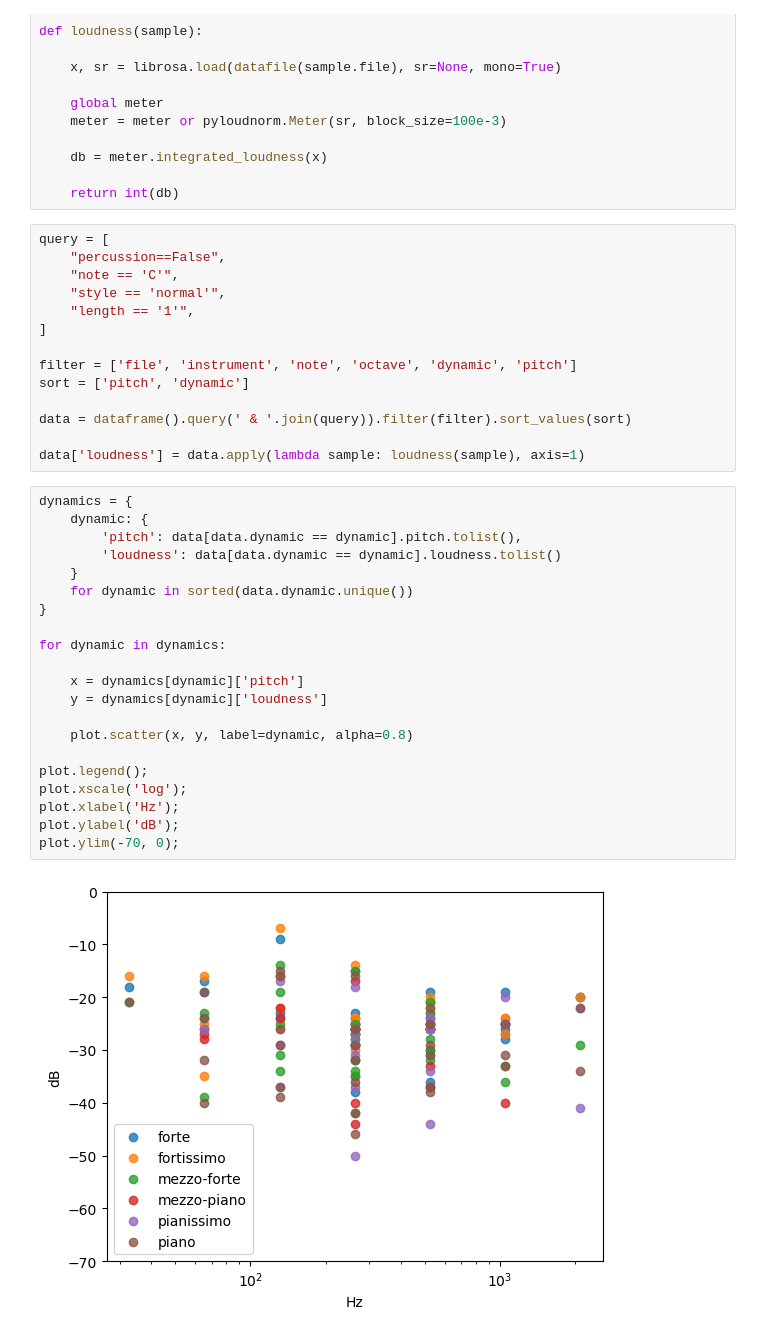
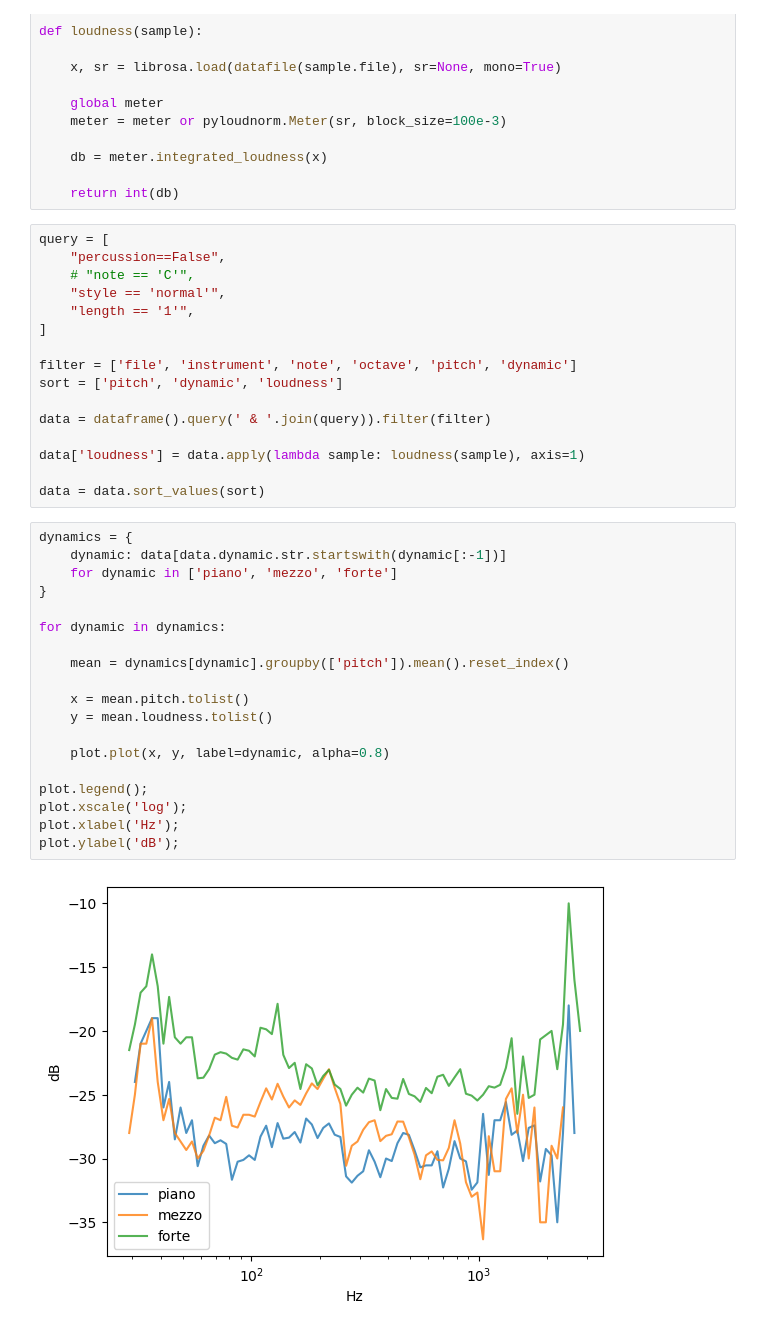
Before and after one commit to jurihock/philharmonia, a Jupyter notebook: notebooks/loudness.ipynb, the cells around one changed output. Drawn from its saved outputs; the diff is of its cells as text.

Commit message:
Plot mean loudness

```diff
--- a/notebooks/loudness.ipynb
+++ b/notebooks/loudness.ipynb
@@ -34,38 +34,38 @@ def loudness(sample):
 # %%
 query = [
     "percussion==False",
-    "note == 'C'",
+    # "note == 'C'",
     "style == 'normal'",
     "length == '1'",
 ]
 
-filter = ['file', 'instrument', 'note', 'octave', 'dynamic', 'pitch']
-sort = ['pitch', 'dynamic']
+filter = ['file', 'instrument', 'note', 'octave', 'pitch', 'dynamic']
+sort = ['pitch', 'dynamic', 'loudness']
 
-data = dataframe().query(' & '.join(query)).filter(filter).sort_values(sort)
+data = dataframe().query(' & '.join(query)).filter(filter)
 
 data['loudness'] = data.apply(lambda sample: loudness(sample), axis=1)
+
+data = data.sort_values(sort)
 # %%
 dynamics = {
-    dynamic: {
-        'pitch': data[data.dynamic == dynamic].pitch.tolist(),
-        'loudness': data[data.dynamic == dynamic].loudness.tolist()
-    }
-    for dynamic in sorted(data.dynamic.unique())
+    dynamic: data[data.dynamic.str.startswith(dynamic[:-1])]
+    for dynamic in ['piano', 'mezzo', 'forte']
 }
 
 for dynamic in dynamics:
 
-    x = dynamics[dynamic]['pitch']
-    y = dynamics[dynamic]['loudness']
+    mean = dynamics[dynamic].groupby(['pitch']).mean().reset_index()
 
-    plot.scatter(x, y, label=dynamic, alpha=0.8)
+    x = mean.pitch.tolist()
+    y = mean.loudness.tolist()
+
+    plot.plot(x, y, label=dynamic, alpha=0.8)
 
 plot.legend();
 plot.xscale('log');
 plot.xlabel('Hz');
 plot.ylabel('dB');
-plot.ylim(-70, 0);
 # %% [output]
-[figure, old version]
+[figure, new version]
 # %%
```
Also changed, not shown: parts of 1 cell of this notebook.
